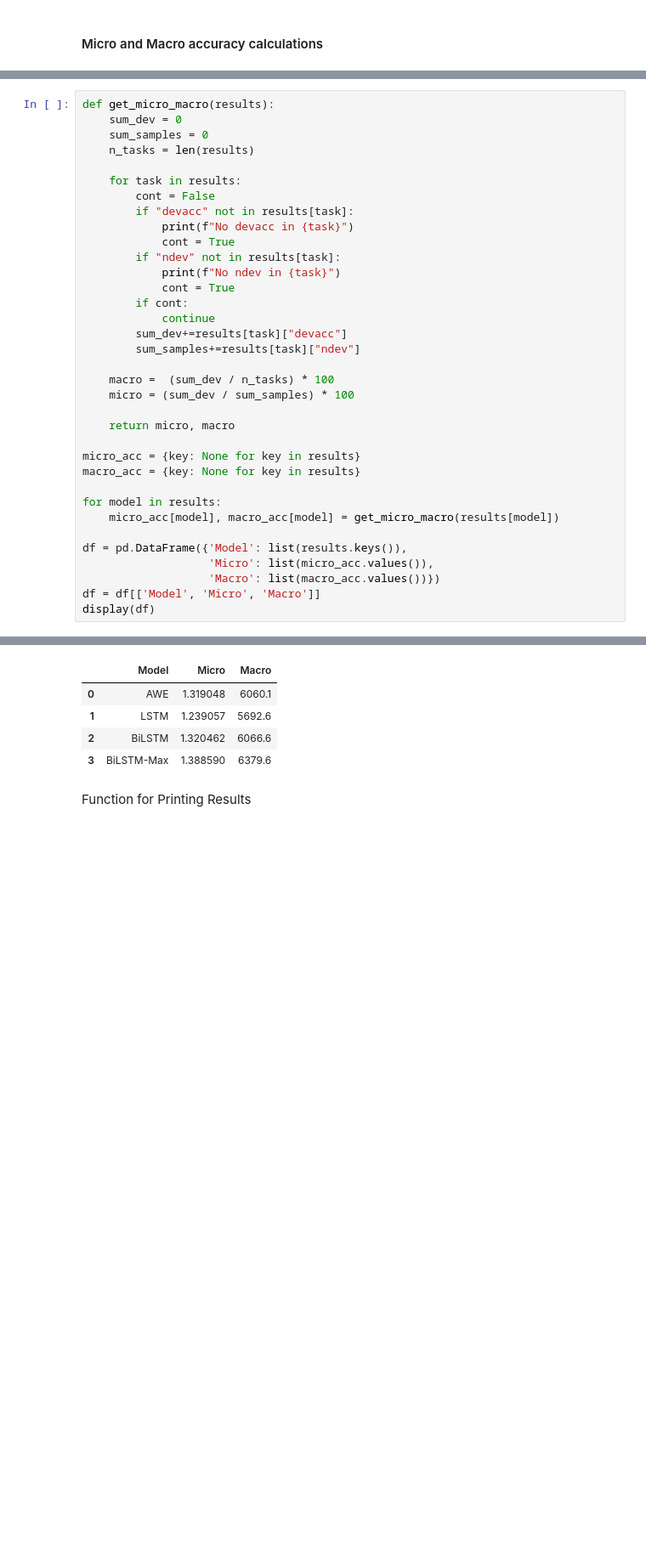
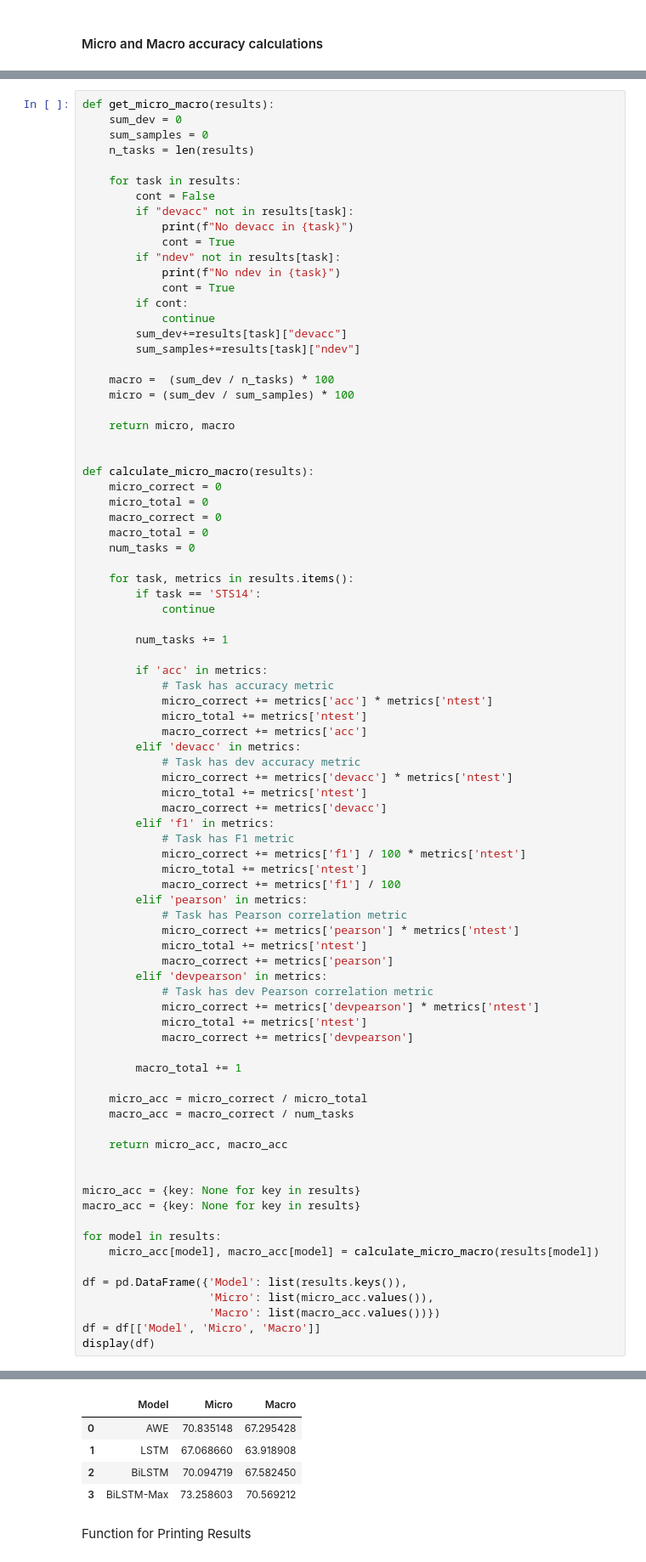
Before and after one commit to gerardPlanella/SentenceRepresentations_NLI, a Jupyter notebook: analysis.ipynb, the cells around one changed output, grey strips where cells are left out. Shown at 85% size. Drawn from its saved outputs; the diff is of its cells as text; blank space fills up the shorter version.

```diff
--- a/analysis.ipynb
+++ b/analysis.ipynb
@@ -248,11 +246,59 @@ def get_micro_macro(results):
 
     return micro, macro
 
+
+def calculate_micro_macro(results):
+    micro_correct = 0
+    micro_total = 0
+    macro_correct = 0
+    macro_total = 0
+    num_tasks = 0
+
+    for task, metrics in results.items():
+        if task == 'STS14':
+            continue
+
+        num_tasks += 1
+
+        if 'acc' in metrics:
+            # Task has accuracy metric
+            micro_correct += metrics['acc'] * metrics['ntest']
+            micro_total += metrics['ntest']
+            macro_correct += metrics['acc']
+        elif 'devacc' in metrics:
+            # Task has dev accuracy metric
+            micro_correct += metrics['devacc'] * metrics['ntest']
+            micro_total += metrics['ntest']
+            macro_correct += metrics['devacc']
+        elif 'f1' in metrics:
+            # Task has F1 metric
+            micro_correct += metrics['f1'] / 100 * metrics['ntest']
+            micro_total += metrics['ntest']
+            macro_correct += metrics['f1'] / 100
+        elif 'pearson' in metrics:
+            # Task has Pearson correlation metric
+            micro_correct += metrics['pearson'] * metrics['ntest']
+            micro_total += metrics['ntest']
+            macro_correct += metrics['pearson']
+        elif 'devpearson' in metrics:
+            # Task has dev Pearson correlation metric
+            micro_correct += metrics['devpearson'] * metrics['ntest']
+            micro_total += metrics['ntest']
+            macro_correct += metrics['devpearson']
+
+        macro_total += 1
+
+    micro_acc = micro_correct / micro_total
+    macro_acc = macro_correct / num_tasks
+
+    return micro_acc, macro_acc
+
+
 micro_acc = {key: None for key in results}
 macro_acc = {key: None for key in results}
 
 for model in results:
-    micro_acc[model], macro_acc[model] = get_micro_macro(results[model])
+    micro_acc[model], macro_acc[model] = calculate_micro_macro(results[model])
 
 df = pd.DataFrame({'Model': list(results.keys()),
                    'Micro': list(micro_acc.values()),
@@ -275,8 +309,8 @@ No ndev in STS14
 |  | Model | Micro | Macro |
-| 0 | AWE | 1.319048 | 6060.1 |
-| 1 | LSTM | 1.239057 | 5692.6 |
-| 2 | BiLSTM | 1.320462 | 6066.6 |
-| 3 | BiLSTM-Max | 1.388590 | 6379.6 |
+| 0 | AWE | 70.835148 | 67.295428 |
+| 1 | LSTM | 67.068660 | 63.918908 |
+| 2 | BiLSTM | 70.094719 | 67.582450 |
+| 3 | BiLSTM-Max | 73.258603 | 70.569212 |
 # %% [markdown]
 Function for Printing Results
 # %%
```
Also changed, not shown: parts of 2 cells of this notebook, 1 other file.
